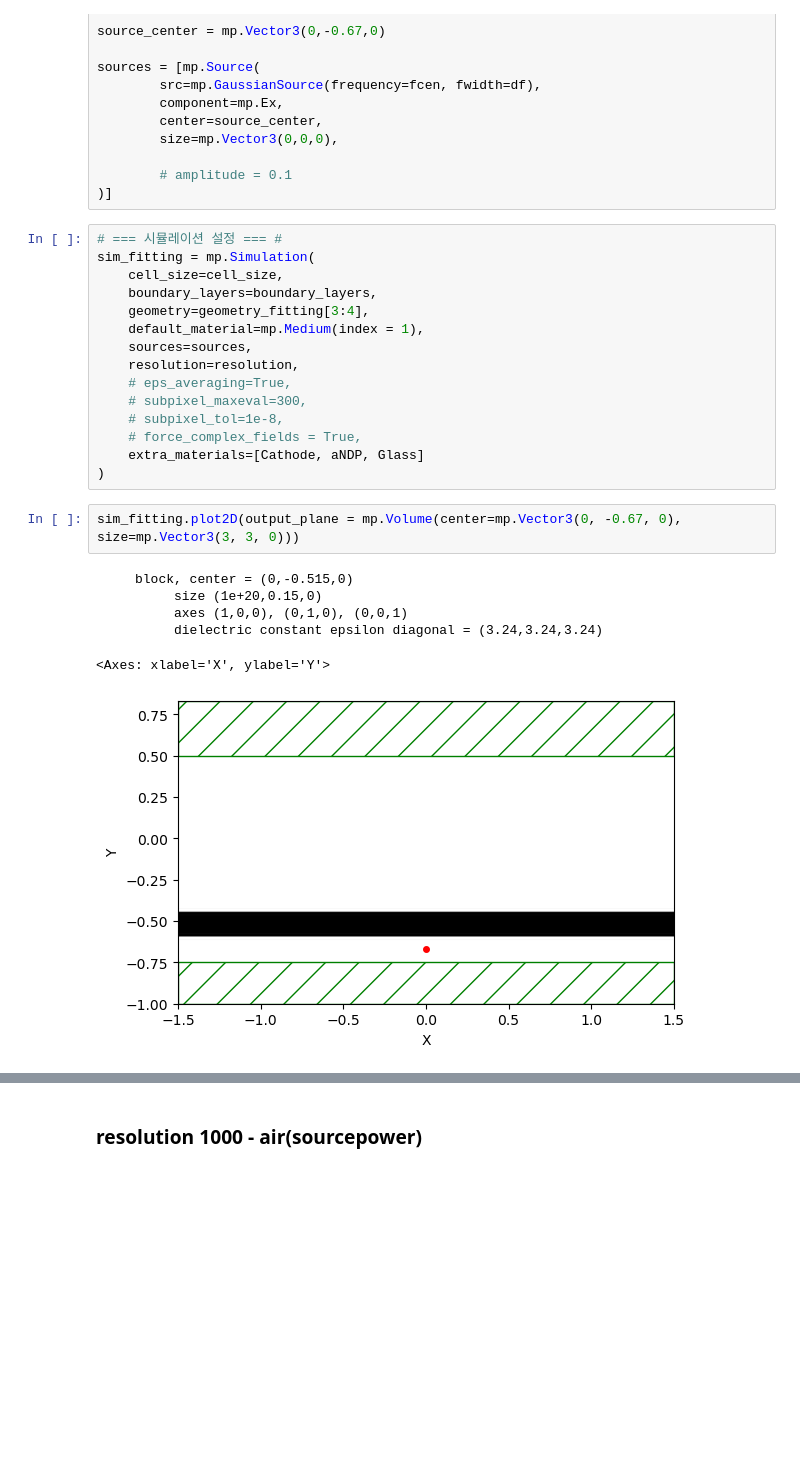
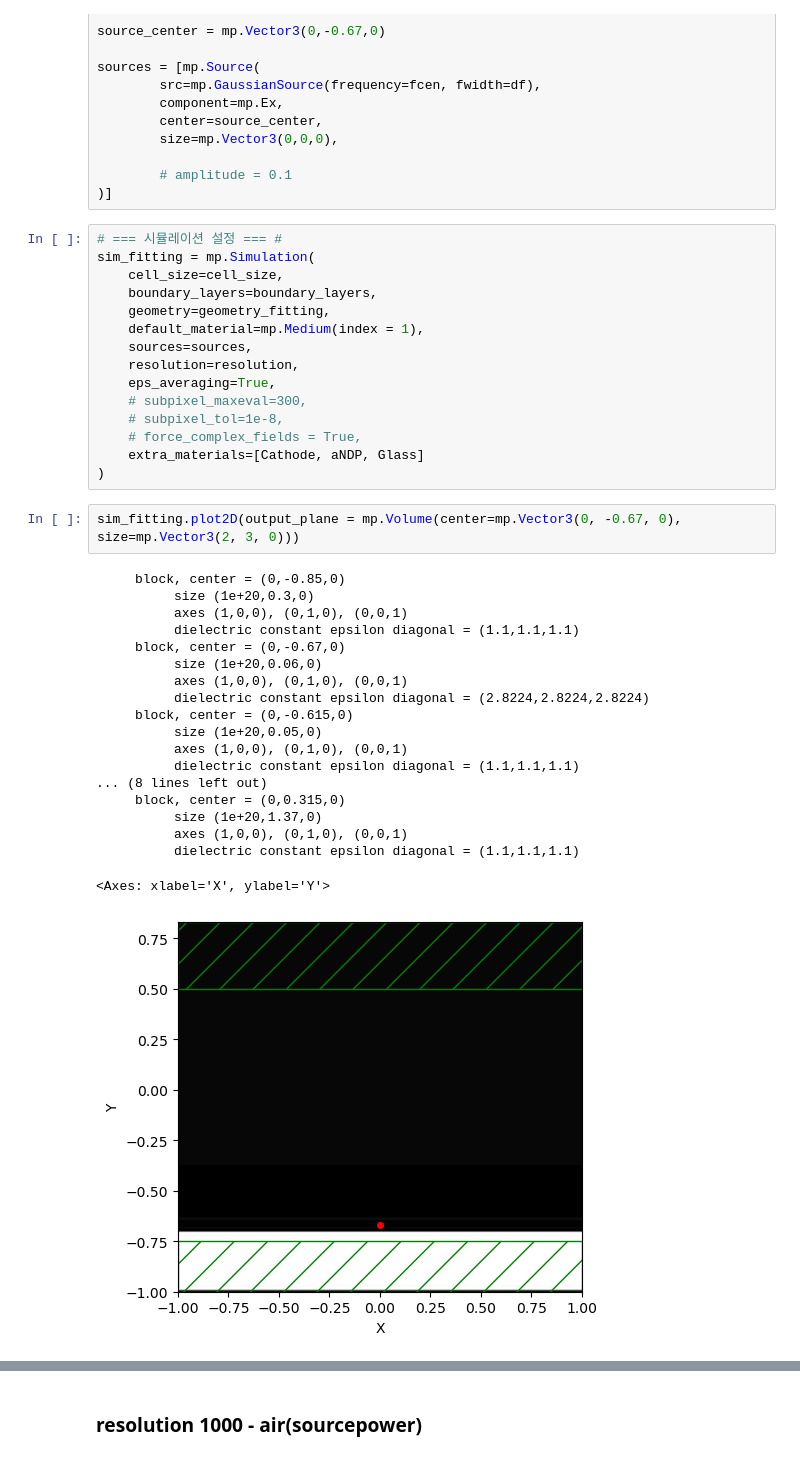
Before and after one commit to M2nion/EIDL, a Jupyter notebook: Tool/Meep/LGD/Meep code/OLED structure/Layer by Layer check/OLED_update_LBL.ipynb, the cells around one changed output, grey strips where cells are left out. Cells and saved outputs as stored; diff of their text form; blank space fills up the shorter version.

```diff
--- a/Tool/Meep/LGD/Meep code/OLED structure/Layer by Layer check/OLED_update_LBL.ipynb
+++ b/Tool/Meep/LGD/Meep code/OLED structure/Layer by Layer check/OLED_update_LBL.ipynb
@@ -211,25 +211,38 @@ sources = [mp.Source(
 sim_fitting = mp.Simulation(
     cell_size=cell_size,
     boundary_layers=boundary_layers,
-    geometry=geometry_fitting[3:4],
+    geometry=geometry_fitting,
     default_material=mp.Medium(index = 1),
     sources=sources,
     resolution=resolution,
-    # eps_averaging=True,
+    eps_averaging=True,
     # subpixel_maxeval=300,
     # subpixel_tol=1e-8,
     # force_complex_fields = True,
     extra_materials=[Cathode, aNDP, Glass]
 )
 # %%
-sim_fitting.plot2D(output_plane = mp.Volume(center=mp.Vector3(0, -0.67, 0), size=mp.Vector3(3, 3, 0)))
+sim_fitting.plot2D(output_plane = mp.Volume(center=mp.Vector3(0, -0.67, 0), size=mp.Vector3(2, 3, 0)))
 # %% [output]
-     block, center = (0,-0.515,0)
-          size (1e+20,0.15,0)
+     block, center = (0,-0.85,0)
+          size (1e+20,0.3,0)
           axes (1,0,0), (0,1,0), (0,0,1)
-          dielectric constant epsilon diagonal = (3.24,3.24,3.24)
+          dielectric constant epsilon diagonal = (1.1,1.1,1.1)
+     block, center = (0,-0.67,0)
+          size (1e+20,0.06,0)
+          axes (1,0,0), (0,1,0), (0,0,1)
+          dielectric constant epsilon diagonal = (2.8224,2.8224,2.8224)
+     block, center = (0,-0.615,0)
+          size (1e+20,0.05,0)
+          axes (1,0,0), (0,1,0), (0,0,1)
+          dielectric constant epsilon diagonal = (1.1,1.1,1.1)
+... (8 lines left out)
+     block, center = (0,0.315,0)
+          size (1e+20,1.37,0)
+          axes (1,0,0), (0,1,0), (0,0,1)
+          dielectric constant epsilon diagonal = (1.1,1.1,1.1)
 <Axes: xlabel='X', ylabel='Y'>
-[figure, old version]
+[figure, new version]
 # %%
 offset = 0.01
 flux_size = 0.02
```
Also changed, not shown: parts of 9 cells of this notebook.
